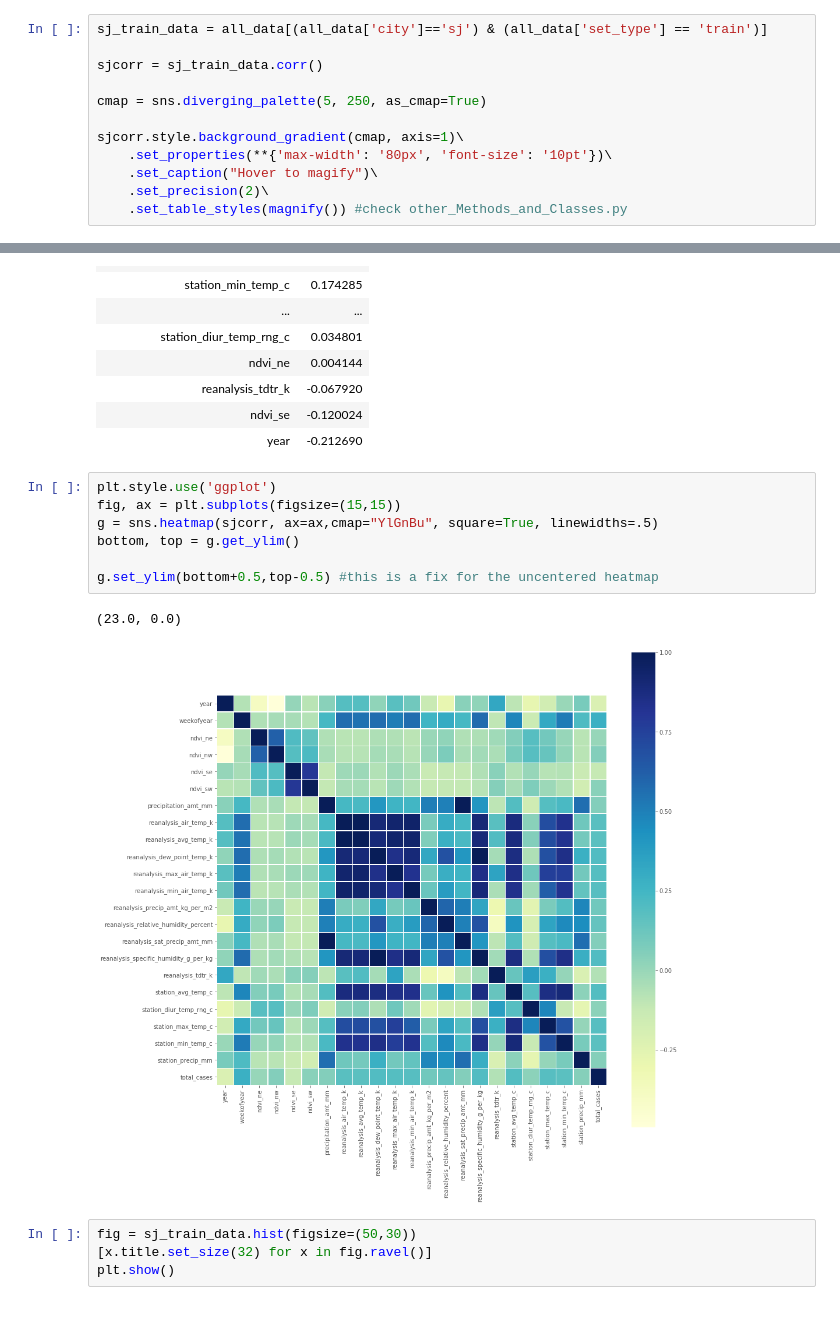
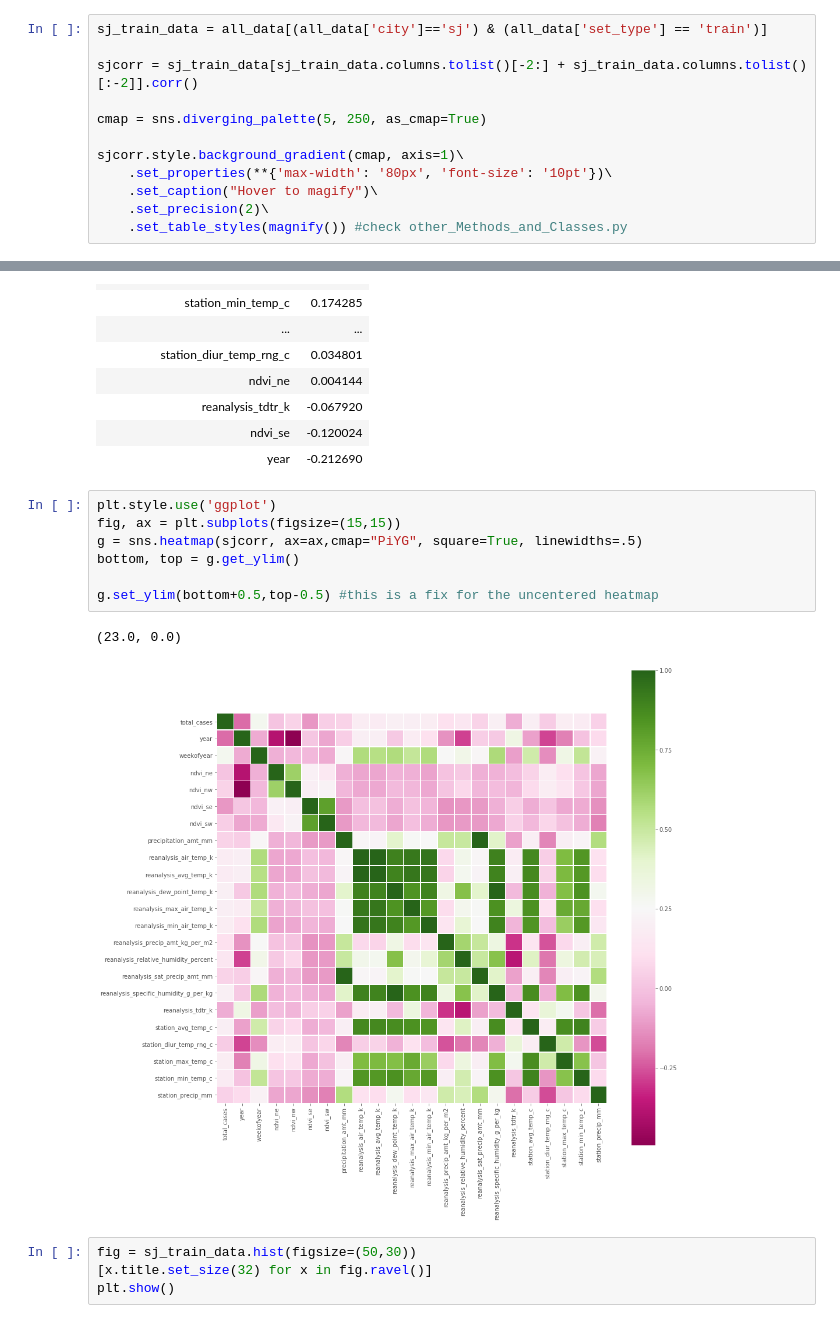
Before and after one commit to jisanos/DengAIProject, a Jupyter notebook: Final_Proyect_Script.ipynb, the cells around one changed output, grey strips where cells are left out. Cells and saved outputs as stored; diff of their text form.

```diff
--- a/Final_Proyect_Script.ipynb
+++ b/Final_Proyect_Script.ipynb
@@ -248,7 +258,7 @@ all_data.head()
 # %%
 sj_train_data = all_data[(all_data['city']=='sj') & (all_data['set_type'] == 'train')]
 
-sjcorr = sj_train_data.corr()
+sjcorr = sj_train_data[sj_train_data.columns.tolist()[-2:] + sj_train_data.columns.tolist()[:-2]].corr()
 
 cmap = sns.diverging_palette(5, 250, as_cmap=True)
 
@@ -299,13 +309,13 @@ sjcorr[['total_cases']].sort_values(by='total_cases', ascending=False)
 # %%
 plt.style.use('ggplot')
 fig, ax = plt.subplots(figsize=(15,15))
-g = sns.heatmap(sjcorr, ax=ax,cmap="YlGnBu", square=True, linewidths=.5)
+g = sns.heatmap(sjcorr, ax=ax,cmap="PiYG", square=True, linewidths=.5)
 bottom, top = g.get_ylim()
 
 g.set_ylim(bottom+0.5,top-0.5) #this is a fix for the uncentered heatmap
 # %% [output]
 (23.0, 0.0)
-[figure, old version]
+[figure, new version]
 # %%
 fig = sj_train_data.hist(figsize=(50,30))
 [x.title.set_size(32) for x in fig.ravel()]
```
Also changed, not shown: parts of 12 cells of this notebook.
